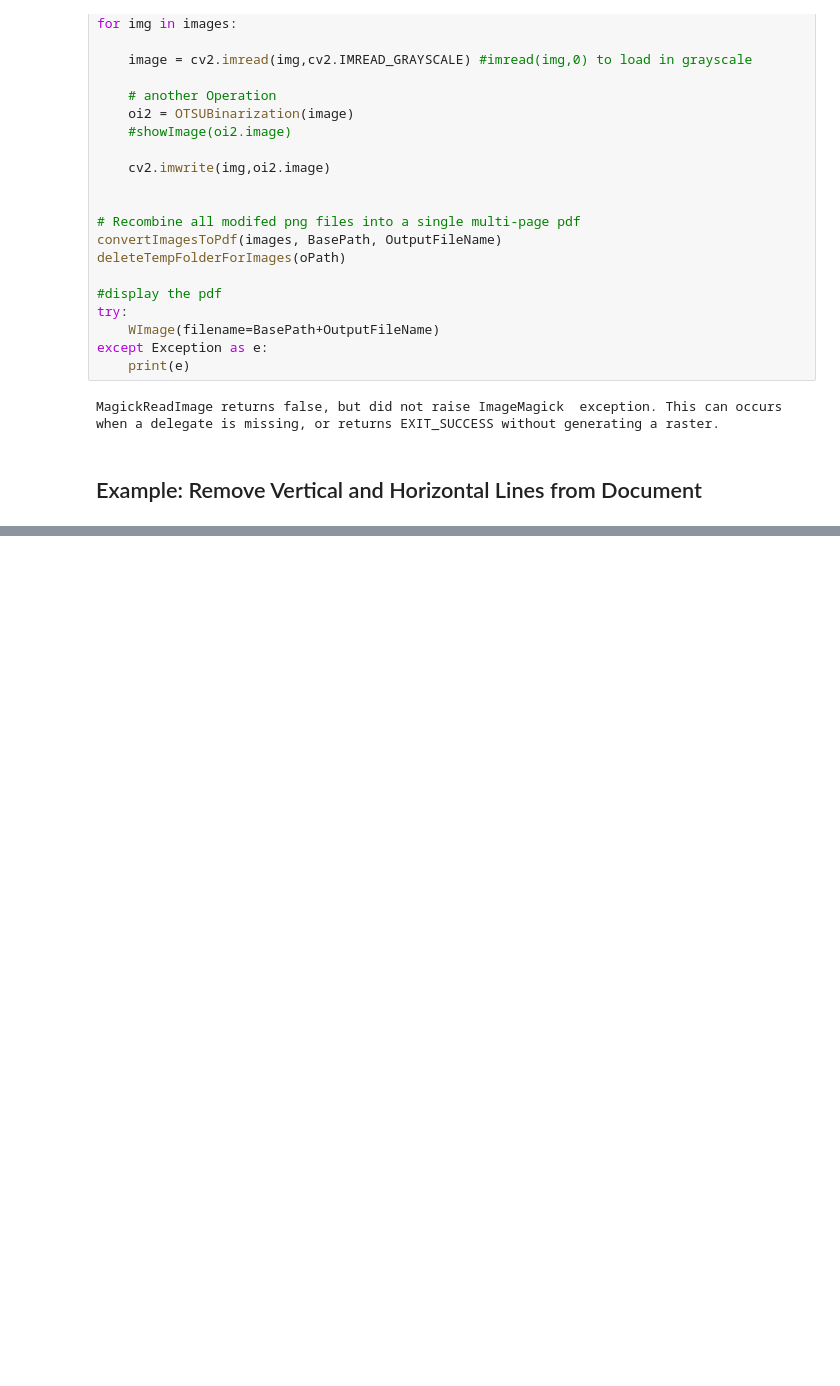
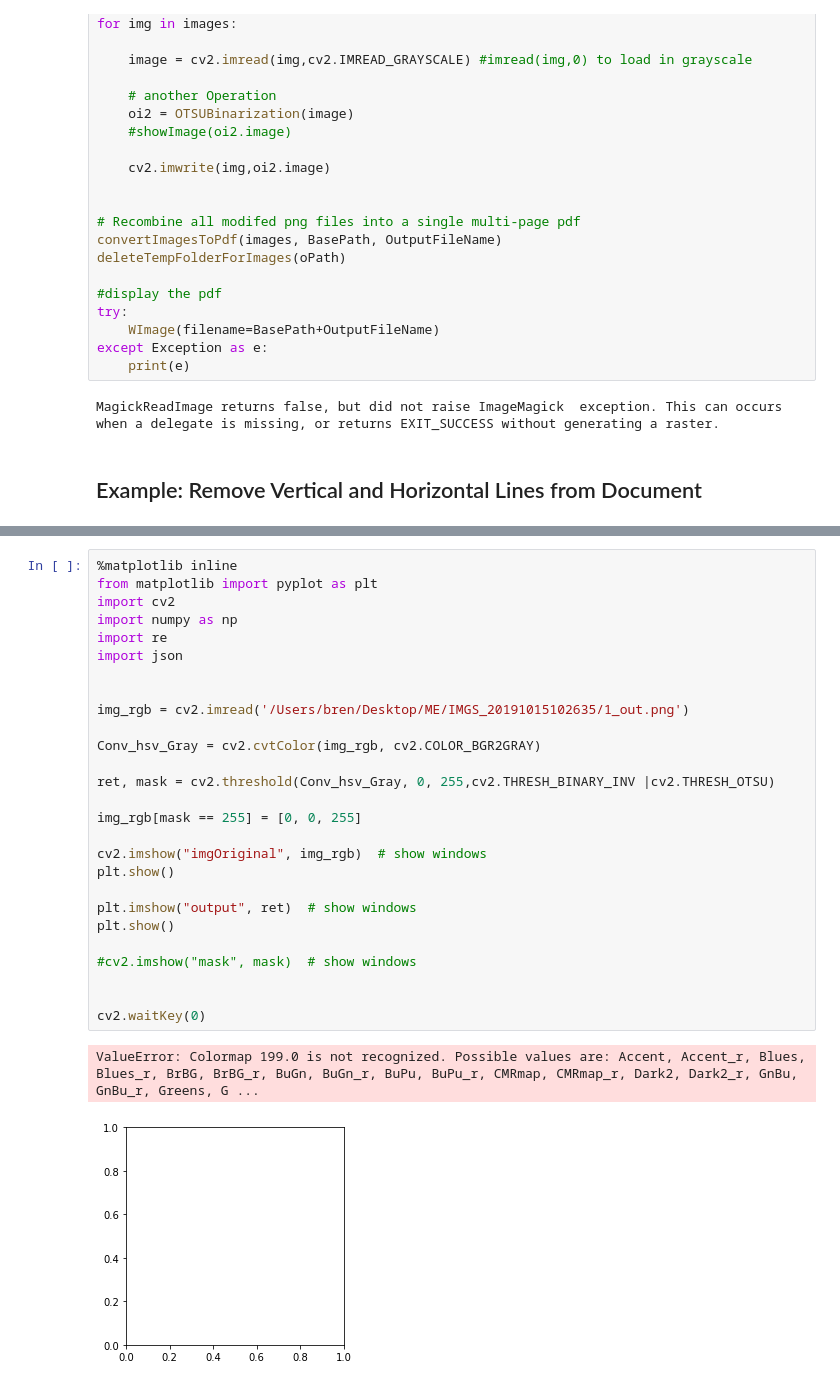
Before and after one commit to brendanSapience/OpenCV-Notebooks, a Jupyter notebook: OpenCV.ipynb, the cells around one changed output, grey strips where cells are left out. Saved outputs shown, nothing was run; the diff lists cells and outputs as text; blank space fills up the shorter version.

```diff
--- a/OpenCV.ipynb
+++ b/OpenCV.ipynb
@@ -310,0 +454,30 @@ MagickReadImage returns false, but did not raise ImageMagick  exception. This ca
+# %%
+%matplotlib inline
+from matplotlib import pyplot as plt
+import cv2
+import numpy as np
+import re
+import json
+
+
+img_rgb = cv2.imread('/Users/bren/Desktop/ME/IMGS_20191015102635/1_out.png')
+
+Conv_hsv_Gray = cv2.cvtColor(img_rgb, cv2.COLOR_BGR2GRAY)
+
+ret, mask = cv2.threshold(Conv_hsv_Gray, 0, 255,cv2.THRESH_BINARY_INV |cv2.THRESH_OTSU)
+
+img_rgb[mask == 255] = [0, 0, 255]
+
+cv2.imshow("imgOriginal", img_rgb)  # show windows
+plt.show()
+
+plt.imshow("output", ret)  # show windows
+plt.show()
+
+#cv2.imshow("mask", mask)  # show windows
+
+
+cv2.waitKey(0)
+# %% [output]
+ValueError: Colormap 199.0 is not recognized. Possible values are: Accent, Accent_r, Blues, Blues_r, BrBG, BrBG_r, BuGn, BuGn_r, BuPu, BuPu_r, CMRmap, CMRmap_r, Dark2, Dark2_r, GnBu, GnBu_r, Greens, G ...
+[figure, added]
```
Also changed, not shown: parts of 6 cells of this notebook, 22 other files.
